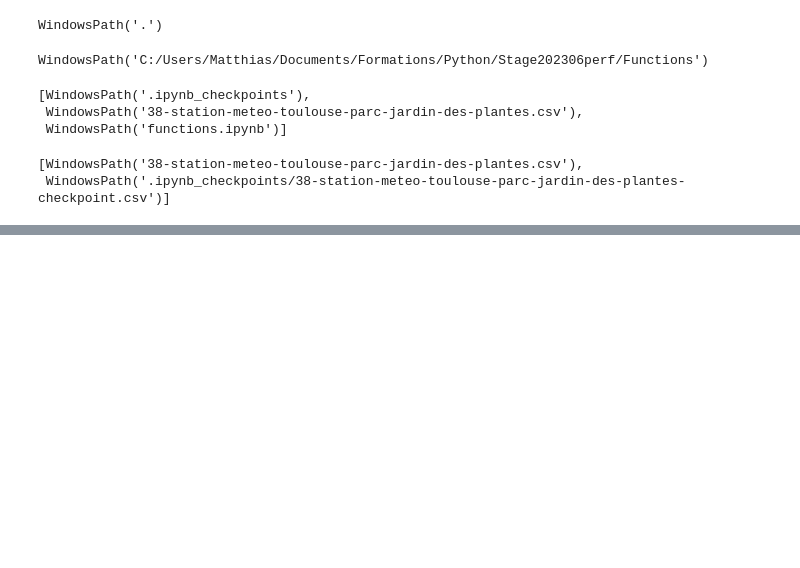
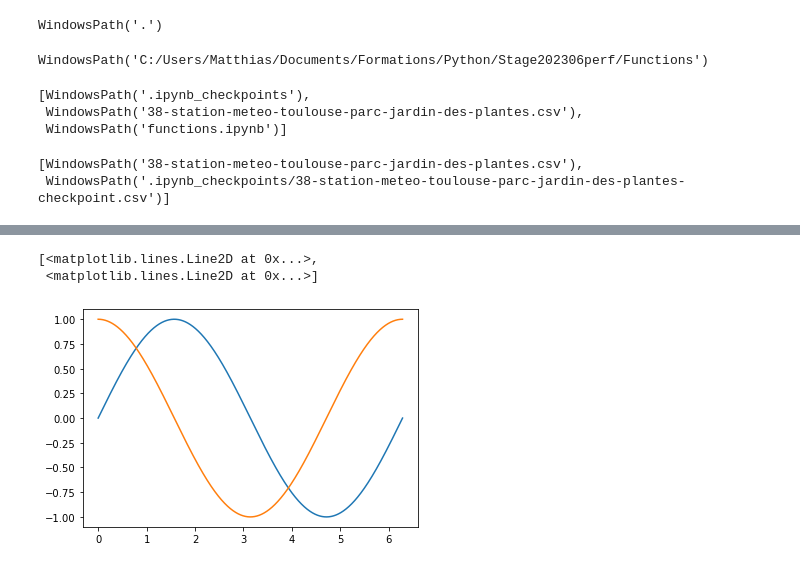
Before and after one commit to matthcol/pythonperf202306, a Jupyter notebook: Functions/functions.ipynb, the cells around one changed output, grey strips where cells are left out. Cells and saved outputs as stored; diff of their text form; code cells hidden in the pictures; blank space fills up the shorter version.

```diff
--- a/Functions/functions.ipynb
+++ b/Functions/functions.ipynb
@@ -189,0 +276,6 @@ list(current_dir.glob('**/*.csv'))
+# %%
+plt.plot(x, y1, x, y2)
+# %% [output]
+[<matplotlib.lines.Line2D at 0x...>,
+ <matplotlib.lines.Line2D at 0x...>]
+[figure, added]
```
Also changed, not shown: parts of 27 cells of this notebook, 1 other file.
